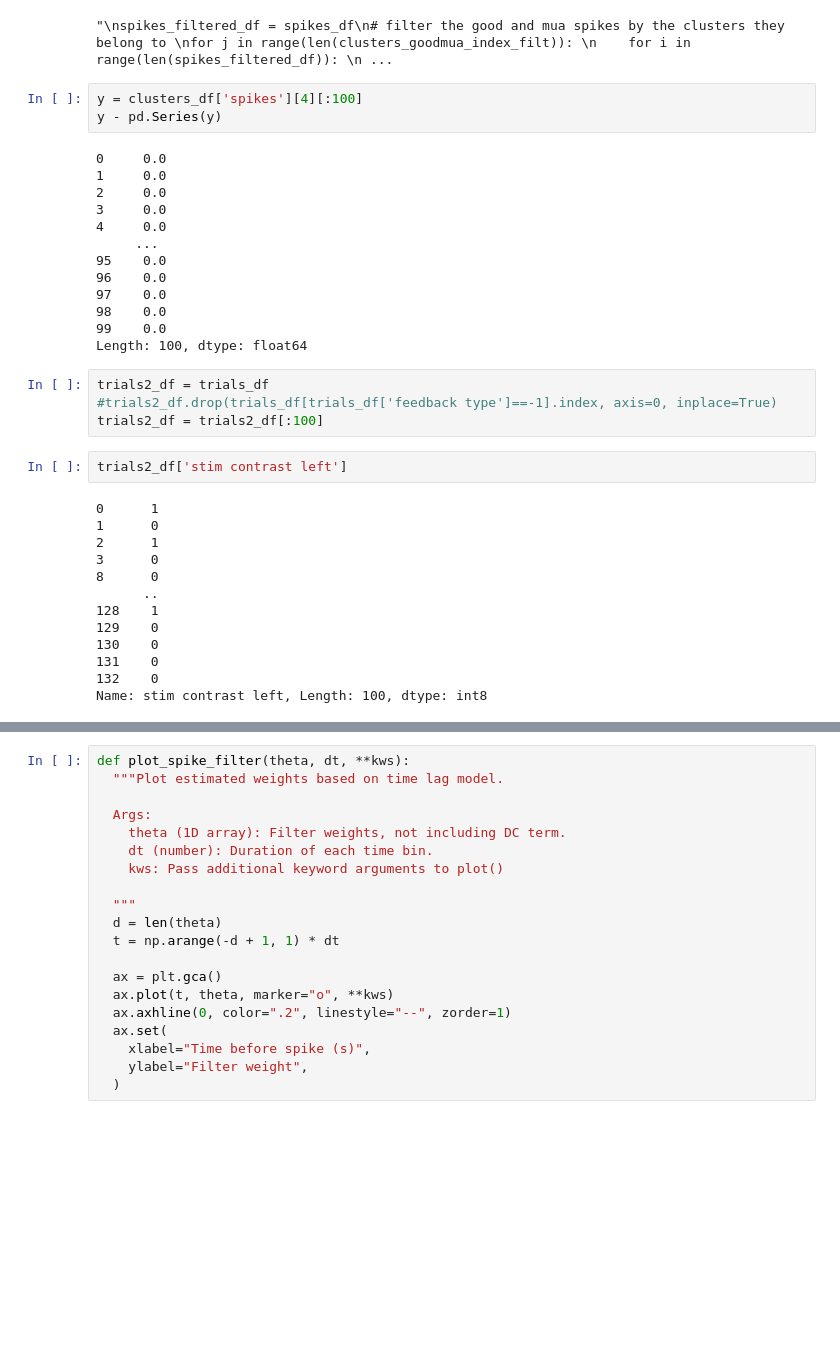
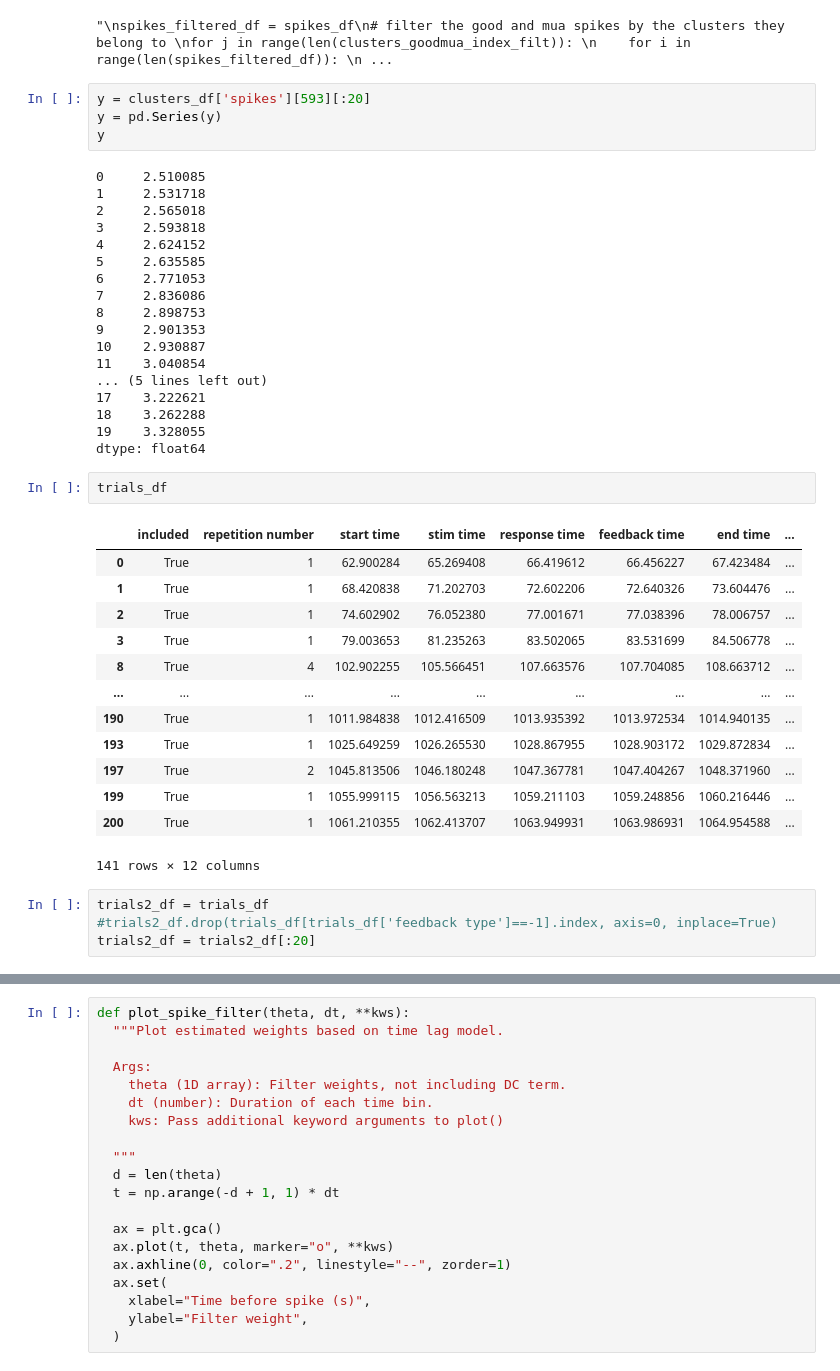
Before and after one commit to KceniaB/NMA_project, a Jupyter notebook: kce/B. Compare clusters.ipynb, the cells around one changed output, grey strips where cells are left out. Cells and saved outputs as stored; diff of their text form; blank space fills up the shorter version.

```diff
--- a/kce/B. Compare clusters.ipynb
+++ b/kce/B. Compare clusters.ipynb
@@ -265,37 +265,44 @@ for j in range(len(clusters_goodmua_index_filt)):
 # %% [output]
 "\nspikes_filtered_df = spikes_df\n# filter the good and mua spikes by the clusters they belong to \nfor j in range(len(clusters_goodmua_index_filt)): \n    for i in range(len(spikes_filtered_df)): \n ...
 # %%
-y = clusters_df['spikes'][4][:100]
-y - pd.Series(y)
+y = clusters_df['spikes'][593][:20]
+y = pd.Series(y)
+y
 # %% [output]
-0     0.0
-1     0.0
-2     0.0
-3     0.0
-4     0.0
-     ...
-95    0.0
-96    0.0
-97    0.0
-98    0.0
-99    0.0
-Length: 100, dtype: float64
+0     2.510085
+1     2.531718
+2     2.565018
+3     2.593818
+4     2.624152
+5     2.635585
+6     2.771053
+7     2.836086
+8     2.898753
+9     2.901353
+10    2.930887
+11    3.040854
+... (5 lines left out)
+17    3.222621
+18    3.262288
+19    3.328055
+dtype: float64
+# %%
+trials_df
+# %% [output]
+|  | included | repetition number | start time | stim time | response time | feedback time | end time | ... |
+| 0 | True | 1 | 62.900284 | 65.269408 | 66.419612 | 66.456227 | 67.423484 | ... |
+| 1 | True | 1 | 68.420838 | 71.202703 | 72.602206 | 72.640326 | 73.604476 | ... |
+| 2 | True | 1 | 74.602902 | 76.052380 | 77.001671 | 77.038396 | 78.006757 | ... |
+| 3 | True | 1 | 79.003653 | 81.235263 | 83.502065 | 83.531699 | 84.506778 | ... |
+| 8 | True | 4 | 102.902255 | 105.566451 | 107.663576 | 107.704085 | 108.663712 | ... |
+| ... | ... | ... | ... | ... | ... | ... | ... | ... |
+| 190 | True | 1 | 1011.984838 | 1012.416509 | 1013.935392 | 1013.972534 | 1014.940135 | ... |
+| 193 | True | 1 | 1025.649259 | 1026.265530 | 1028.867955 | 1028.903172 | 1029.872834 | ... |
+| 197 | True | 2 | 1045.813506 | 1046.180248 | 1047.367781 | 1047.404267 | 1048.371960 | ... |
+| 199 | True | 1 | 1055.999115 | 1056.563213 | 1059.211103 | 1059.248856 | 1060.216446 | ... |
+| 200 | True | 1 | 1061.210355 | 1062.413707 | 1063.949931 | 1063.986931 | 1064.954588 | ... |
+141 rows × 12 columns
 # %%
 trials2_df = trials_df
 #trials2_df.drop(trials_df[trials_df['feedback type']==-1].index, axis=0, inplace=True)
-trials2_df = trials2_df[:100]
+trials2_df = trials2_df[:20]
-# %%
-trials2_df['stim contrast left']
-# %% [output]
-0      1
-1      0
-2      1
-3      0
-8      0
-      ..
-128    1
-129    0
-130    0
-131    0
-132    0
-Name: stim contrast left, Length: 100, dtype: int8
```
Also changed, not shown: parts of 8 cells of this notebook, 5 other files.
